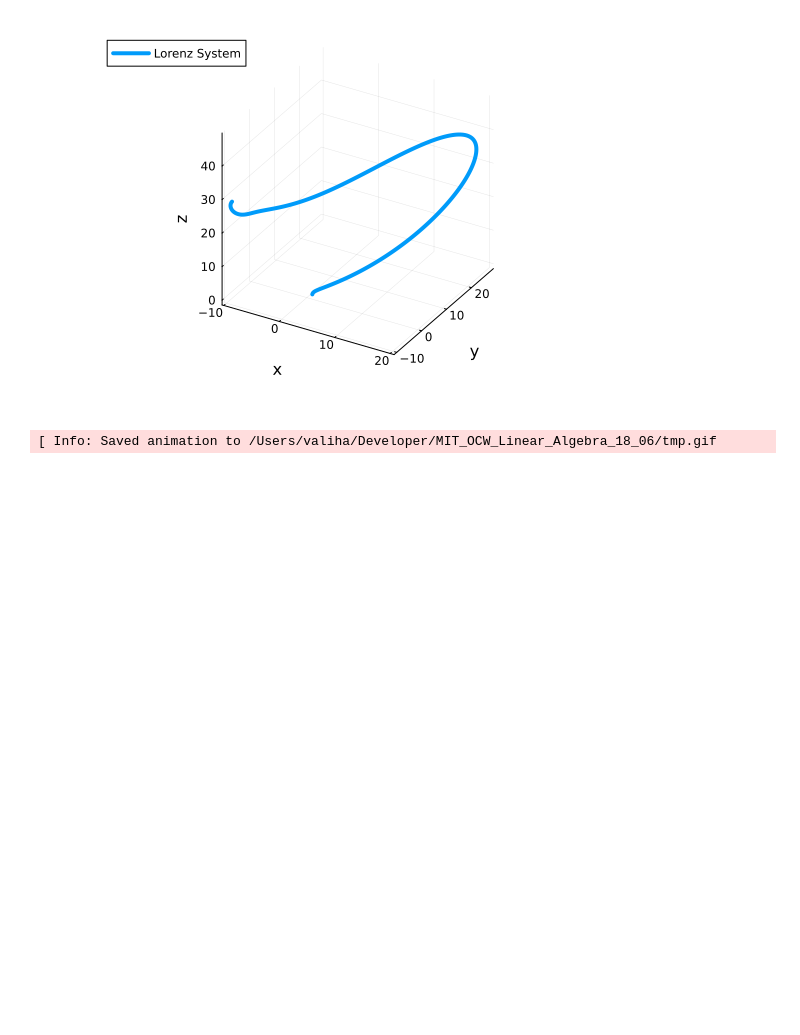
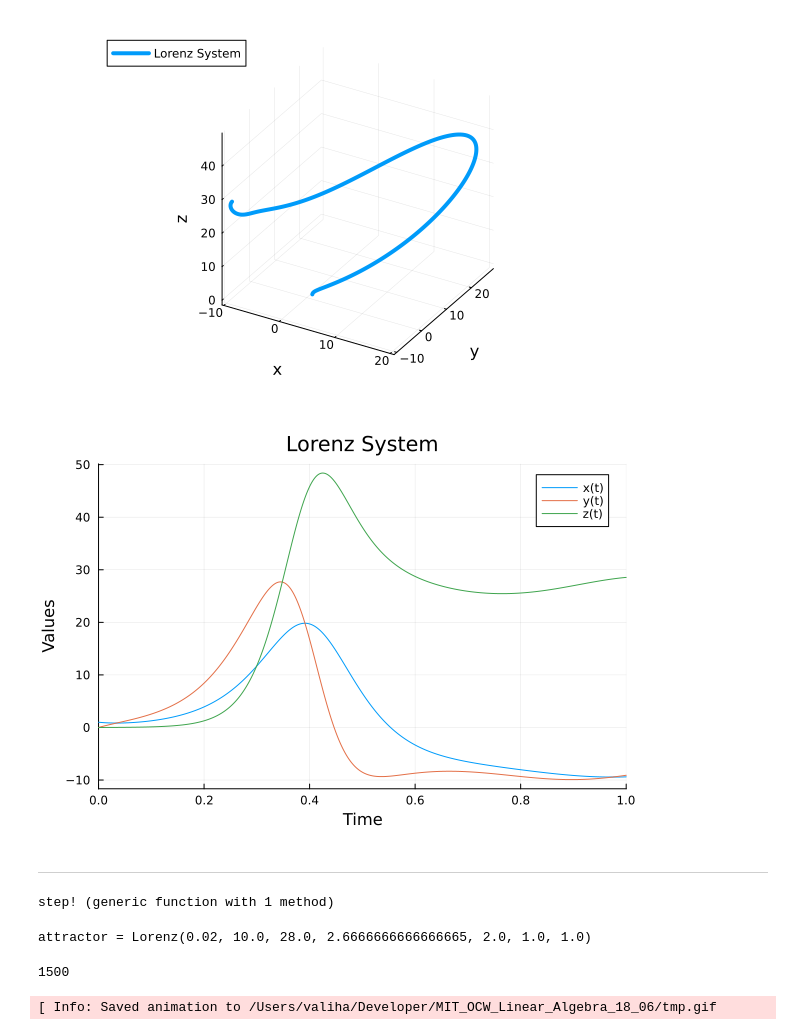
Before and after one commit to setrar/MIT_OCW_Linear_Algebra_18_06, a Jupyter notebook: lorenz.ipynb, the cells around one changed output. Saved outputs shown, nothing was run; the diff lists cells and outputs as text; code cells hidden in the pictures; blank space fills up the shorter version.

```diff
--- a/lorenz.ipynb
+++ b/lorenz.ipynb
@@ -105,4 +105,38 @@ using Plots
 plot(sol, vars=(1, 2, 3), label="Lorenz System", xlabel="x", ylabel="y", zlabel="z", linewidth=4)
 # %% [output]
 [figure]
+# %%
+plot(sol, label=["x(t)" "y(t)" "z(t)"], xlabel="Time", ylabel="Values", title="Lorenz System")
+# %% [output]
+[figure, added]
+# %% [markdown]
+---
+# %%
+# define the Lorenz attractor
+@kwdef mutable struct Lorenz
+    dₜ::Float64 = 0.02
+    σ::Float64 = 10
+    ρ::Float64 = 28
+    β::Float64 = 8/3
+    x::Float64 = 2
+    y::Float64 = 1
+    z::Float64 = 1
+end
+
+function step!(l::Lorenz)
+    dx = l.σ * (l.y - l.x);         l.x += l.dₜ * dx
+    dy = l.x * (l.ρ - l.z) - l.y;   l.y += l.dₜ * dy
+    dz = l.x * l.y - l.β * l.z;     l.z += l.dₜ * dz
+end
+# %% [output]
+step! (generic function with 1 method)
+# %%
+# Execute
+attractor = Lorenz(); @show attractor;
+# %% [output]
+attractor = Lorenz(0.02, 10.0, 28.0, 2.6666666666666665, 2.0, 1.0, 1.0)
+# %%
+N = 1500
+# %% [output]
+1500
 # %%
```
Also changed, not shown: parts of 5 cells of this notebook, 1 other file.
